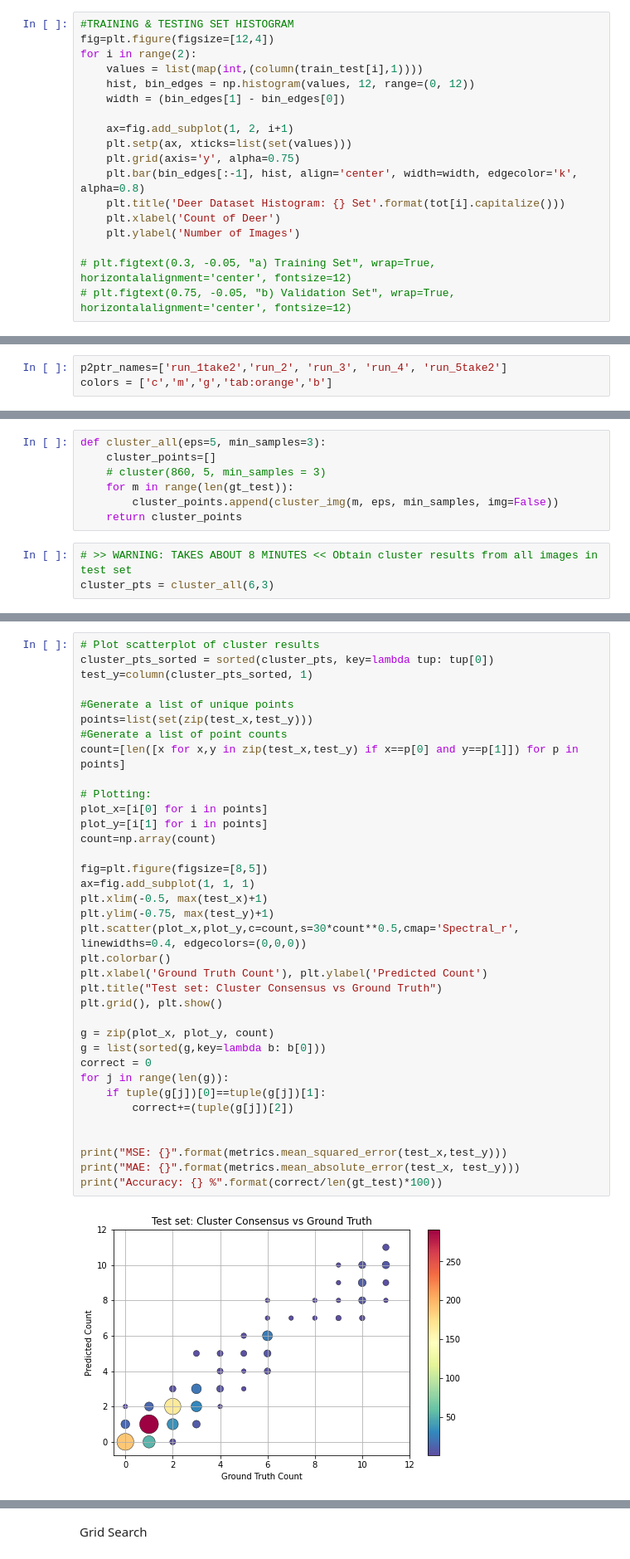
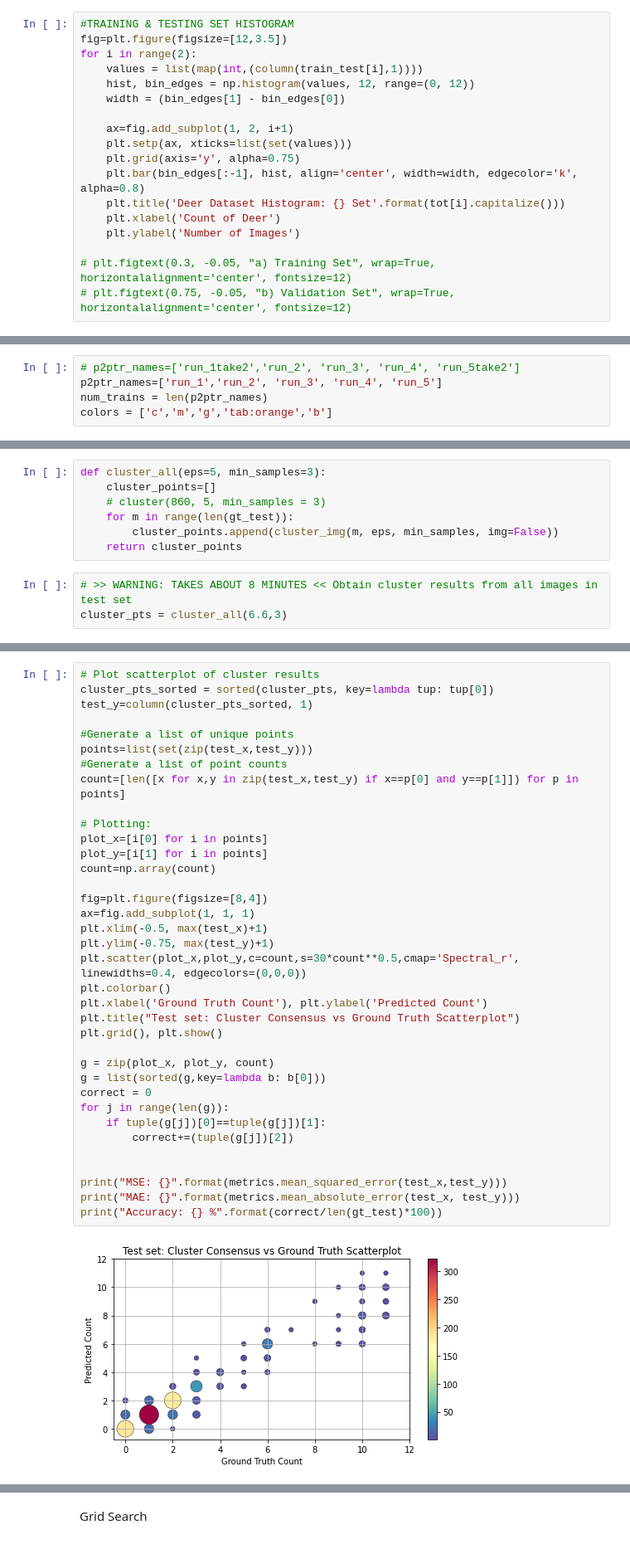
Before and after one commit to crystallcx/CrowdCounting-P2PNet, a Jupyter notebook: vis/visualise_results.ipynb, the cells around one changed output, grey strips where cells are left out. Shown at 83% size. Cells and saved outputs as stored; diff of their text form.

```diff
--- a/vis/visualise_results.ipynb
+++ b/vis/visualise_results.ipynb
@@ -78,7 +78,7 @@ len(gt_test)
 935
 # %%
 #TRAINING & TESTING SET HISTOGRAM
-fig=plt.figure(figsize=[12,4])
+fig=plt.figure(figsize=[12,3.5])
 for i in range(2):
     values = list(map(int,(column(train_test[i],1))))
     hist, bin_edges = np.histogram(values, 12, range=(0, 12))
@@ -138,7 +138,9 @@ len(test_array)
 # %% [markdown]
 # Comparing results from 5 different P2P trains.
 # %%
-p2ptr_names=['run_1take2','run_2', 'run_3', 'run_4', 'run_5take2']
+# p2ptr_names=['run_1take2','run_2', 'run_3', 'run_4', 'run_5take2']
+p2ptr_names=['run_1','run_2', 'run_3', 'run_4', 'run_5']
+num_trains = len(p2ptr_names)
 colors = ['c','m','g','tab:orange','b']
 # %%
 # IGNORE - obtain all p2pnet output pred imgs and pred count
@@ -336,4 +344,4 @@ def cluster_all(eps=5, min_samples=3):
     return cluster_points
 # %%
 # >> WARNING: TAKES ABOUT 8 MINUTES << Obtain cluster results from all images in test set
-cluster_pts = cluster_all(6,3)
+cluster_pts = cluster_all(6.6,3)
@@ -345,33 +355,33 @@ test_y=column(cluster_pts_sorted, 1)
 #Generate a list of unique points
 points=list(set(zip(test_x,test_y)))
 #Generate a list of point counts
 count=[len([x for x,y in zip(test_x,test_y) if x==p[0] and y==p[1]]) for p in points]
 
 # Plotting:
 plot_x=[i[0] for i in points]
 plot_y=[i[1] for i in points]
 count=np.array(count)
 
-fig=plt.figure(figsize=[8,5])
+fig=plt.figure(figsize=[8,4])
 ax=fig.add_subplot(1, 1, 1)
 plt.xlim(-0.5, max(test_x)+1)
 plt.ylim(-0.75, max(test_y)+1)
 plt.scatter(plot_x,plot_y,c=count,s=30*count**0.5,cmap='Spectral_r', linewidths=0.4, edgecolors=(0,0,0))
 plt.colorbar()
 plt.xlabel('Ground Truth Count'), plt.ylabel('Predicted Count')
-plt.title("Test set: Cluster Consensus vs Ground Truth")
+plt.title("Test set: Cluster Consensus vs Ground Truth Scatterplot")
 plt.grid(), plt.show()
 
 g = zip(plot_x, plot_y, count)
 g = list(sorted(g,key=lambda b: b[0]))
 correct = 0
 for j in range(len(g)):
     if tuple(g[j])[0]==tuple(g[j])[1]:
         correct+=(tuple(g[j])[2])
 
 
 print("MSE: {}".format(metrics.mean_squared_error(test_x,test_y)))
 print("MAE: {}".format(metrics.mean_absolute_error(test_x, test_y)))
 print("Accuracy: {} %".format(correct/len(gt_test)*100))
 # %% [output]
-[figure, old version]
+[figure, new version]
```
Also changed, not shown: parts of 12 cells of this notebook.
